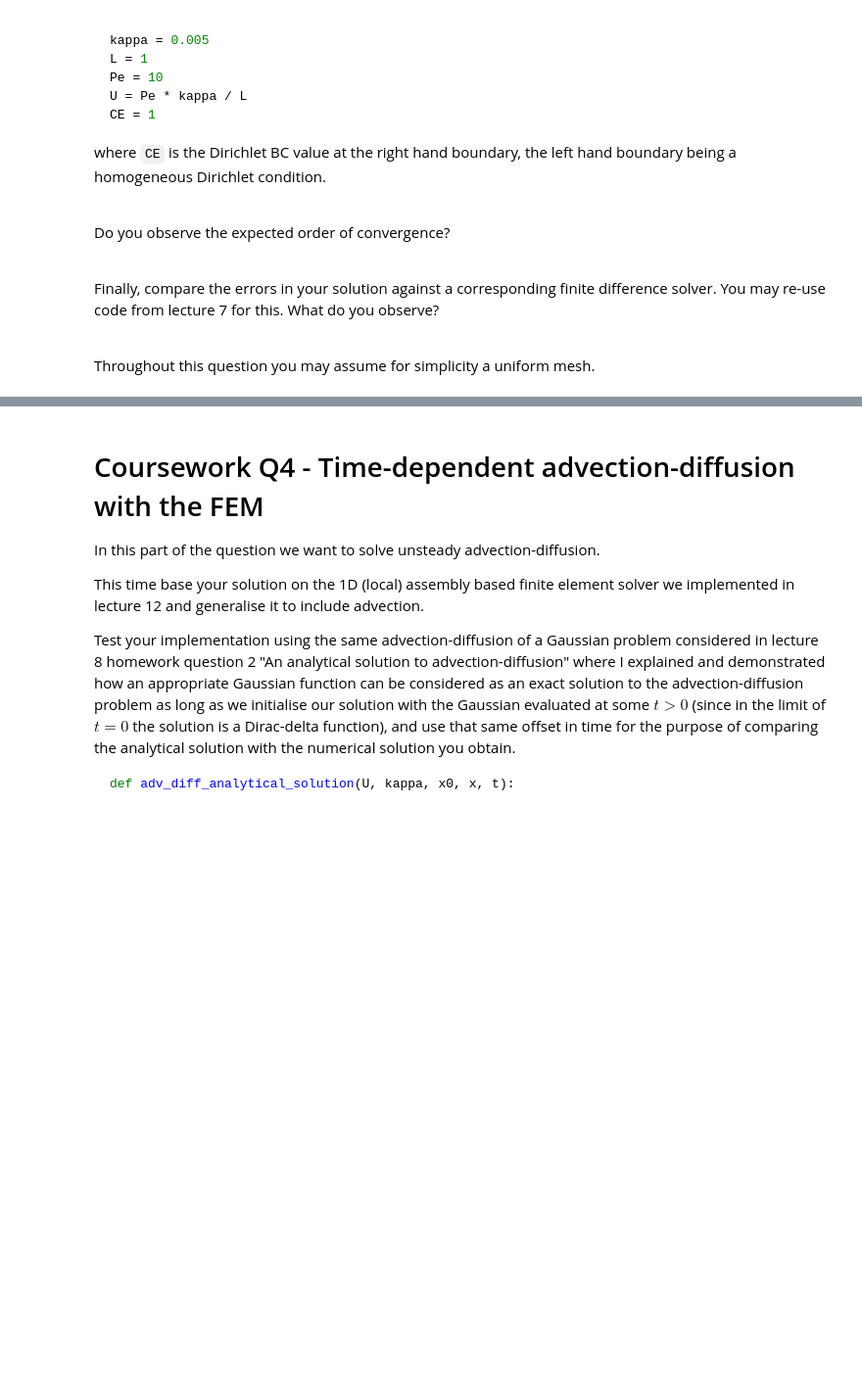
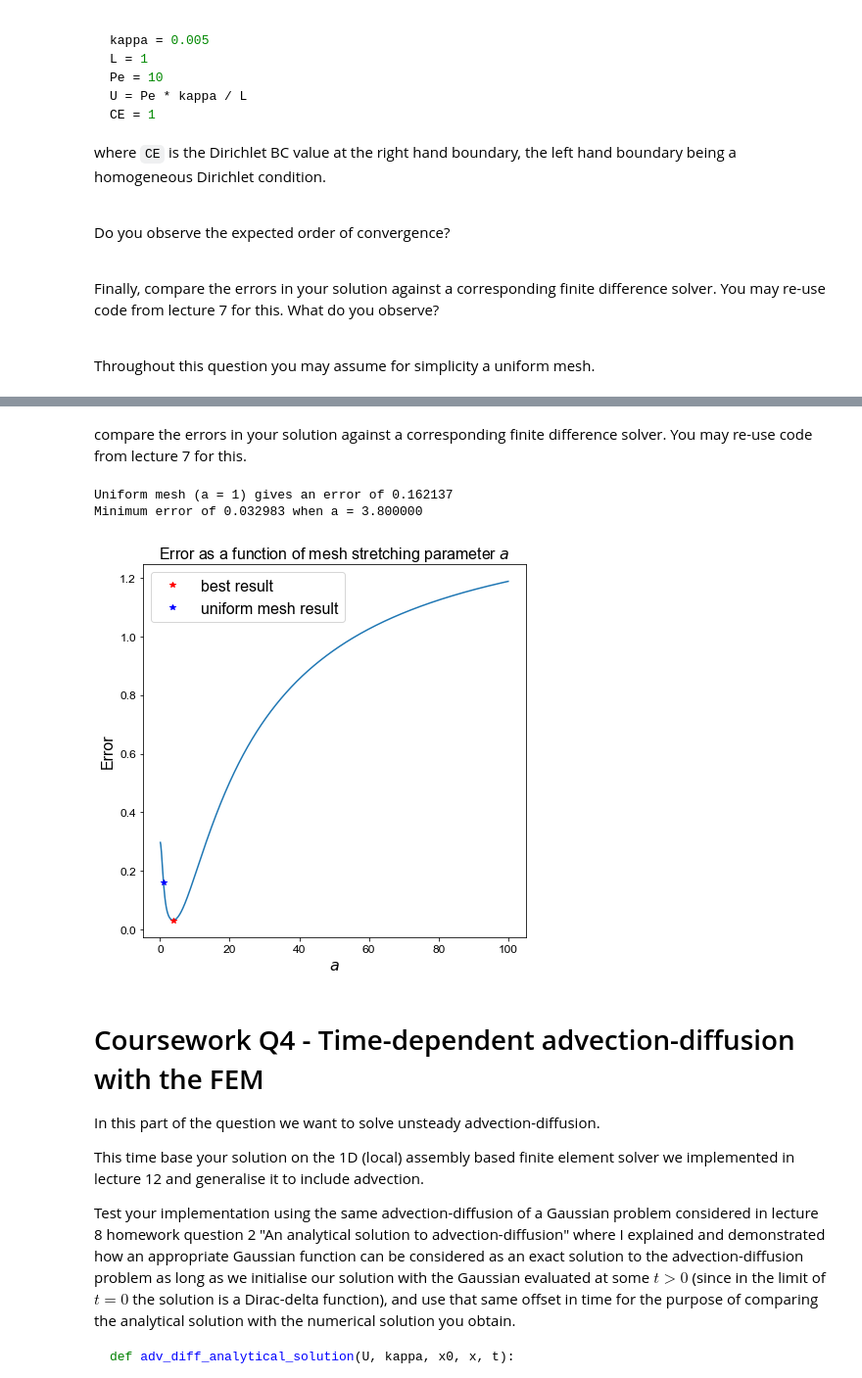
Before and after one commit to yxyyxy93/127_pythonFEM, a Jupyter notebook: ACSE-3-2019-20-Coursework.ipynb, the cells around one changed output, grey strips where cells are left out. Shown at 98% size. Drawn from its saved outputs; the diff is of its cells as text; code cells hidden in the pictures; blank space fills up the shorter version.

```diff
--- a/ACSE-3-2019-20-Coursework.ipynb
+++ b/ACSE-3-2019-20-Coursework.ipynb
@@ -486,3 +634,71 @@ Throughout this question you may assume for simplicity a uniform mesh.
+# %% [markdown]
+compare the errors in your solution against a corresponding finite difference solver. You may re-use code from lecture 7 for this.
+# %%
+
+def BVP_AD_central_stretch_mesh(L, U, kappa, CE, N, Xfn):
+    """ function to assemble and solve the AD BVP problem
+    using central differences for both adv and diff
+    with a mesh stretching given by the function Xfn
+    """
+    dxi = 1. / N
+    xi = np.linspace(-dxi / 2, dxi / 2 + 1, N + 2)
+    x = Xfn(xi)
+    kappat = np.zeros_like(x)
+    Ut = np.zeros_like(x)
+    for i in range(1, N + 1):
+        Xxi = (x[i+1] - x[i-1]) / (2 * dxi)
+        Xxixi = (x[i+1] - 2*x[i] + x[i-1]) / dxi**2
+        Ut[i] = (1. / Xxi) * U + (Xxixi / (Xxi**3)) * kappa
+        kappat[i] = (1. / Xxi**2) * kappa
+    A = np.zeros((N + 2, N + 2))
+    b = np.zeros((N + 2))
+    # interior points
+    for i in range(1, N + 1):
+        A[i, i - 1] = kappat[i] / (dxi**2) + 0.5 * Ut[i] / dxi
+        A[i, i] = -2. * kappat[i] / dxi**2
+        A[i, i + 1] = kappat[i] / (dxi**2) - 0.5 * Ut[i] / dxi
+        b[i] = 0
+    # BC1
+    A[0, 0] = 0.5
+    A[0, 1] = 0.5
+    b[0] = 0
+    # BC2
+    A[N + 1, N] = 0.5
+    A[N + 1, N + 1] = 0.5
+    b[N + 1] = CE
+    # invert matrix
+    C = np.linalg.solve(A, b)
+    return x, C
+
+# let's use a relatively small number of grid points
+N = 8
+# mesh stretching values to test
+aa = np.linspace(0.1,100.,1000)
+# define function to generate numerical solution
+Xfn = lambda xi: L * np.arcsinh(np.sinh(a)*xi)/a
+errors = np.zeros_like(aa)
+for i, a in enumerate(aa):
+    x, C = BVP_AD_central_stretch_mesh(L, U, kappa, CE, N, Xfn)
+    errors[i] = np.linalg.norm(C - u_exact(x))
+
+a = 1.
+x, C = BVP_AD_central_stretch_mesh(L, U, kappa, CE, N, Xfn)
+uniform_error = np.linalg.norm(C - CE * (np.exp(Pe * x / L) - 1) / (np.exp(Pe) - 1))
+print('Uniform mesh (a = 1) gives an error of {0:.6f}'.format(uniform_error))
+besti = np.argmin(errors)
+print('Minimum error of {0:.6f} when a = {1:.6f}'.format(errors[besti], aa[besti]))
+fig, ax1 = plt.subplots(1, 1, figsize=(7, 7))
+ax1.plot(aa,errors)
+ax1.set_xlabel('$a$', fontsize=16)
+ax1.set_ylabel('Error', fontsize=16)
+ax1.set_title('Error as a function of mesh stretching parameter $a$', fontsize=16);
+ax1.plot([aa[besti]], [errors[besti]], 'r*', label='best result')
+ax1.plot([1.0], [uniform_error], 'b*', label='uniform mesh result')
+ax1.legend(loc='best',fontsize=16);
+# %% [output]
+Uniform mesh (a = 1) gives an error of 0.162137
+Minimum error of 0.032983 when a = 3.800000
+[figure, added]
 # %% [markdown]
 # Coursework Q4 - Time-dependent advection-diffusion with the FEM
 
```
Also changed, not shown: parts of 6 cells of this notebook.
